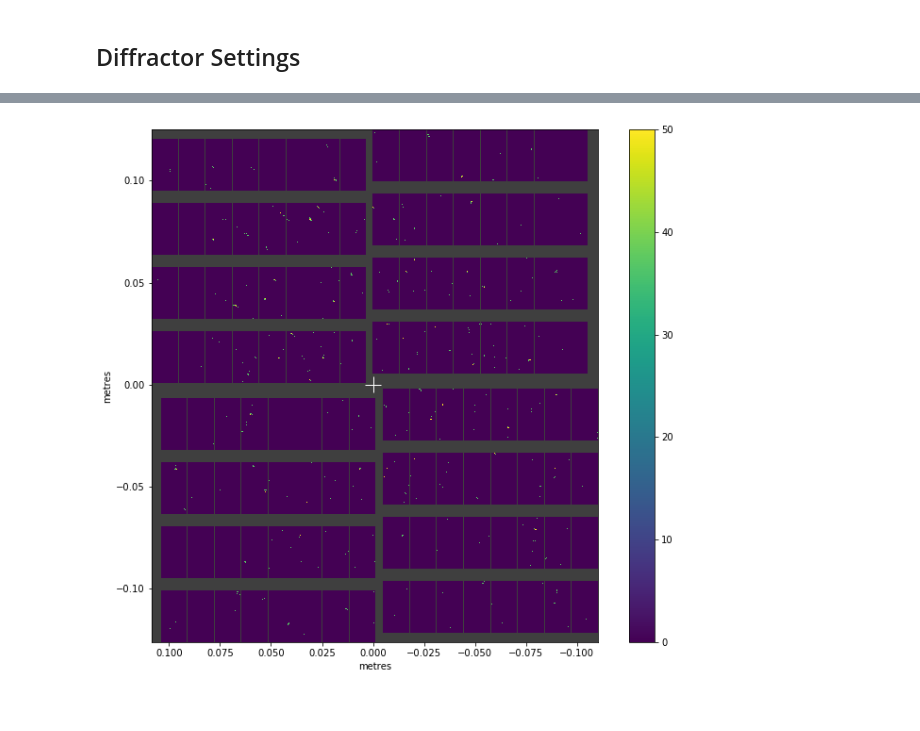
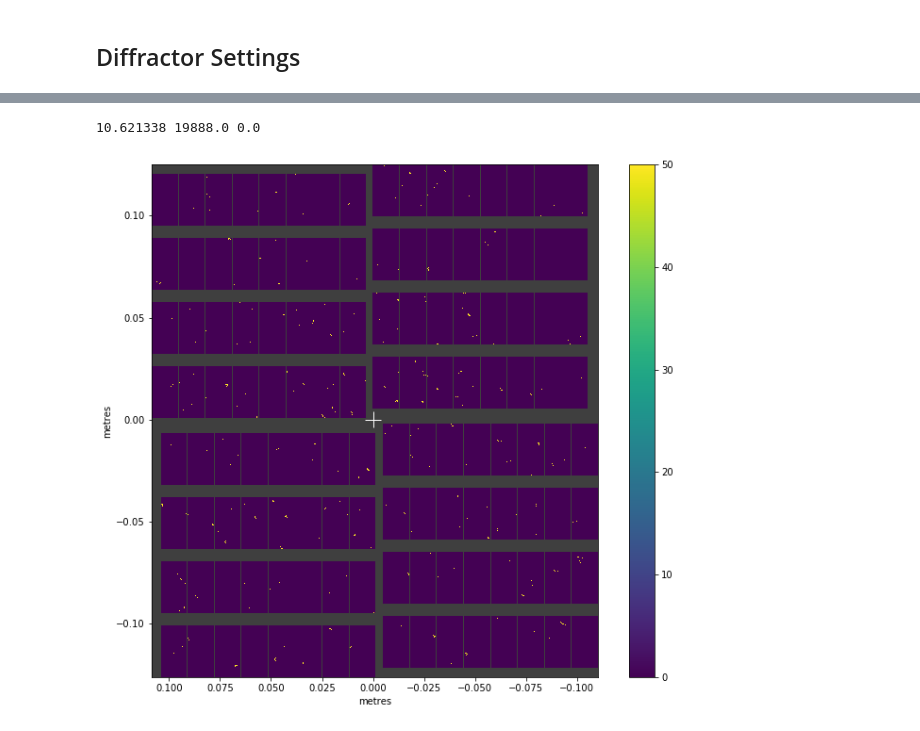
Before and after one commit to JunCEEE/crystalProject, a Jupyter notebook: src/controller/panoscDEMO/PaNOSC_DEMO-3_Multiple_Panel.ipynb, the cells around one changed output, grey strips where cells are left out. Saved outputs shown, nothing was run; the diff lists cells and outputs as text; code cells hidden in the pictures.

Commit message:
add print mean

```diff
--- a/src/controller/panoscDEMO/PaNOSC_DEMO-3_Multiple_Panel.ipynb
+++ b/src/controller/panoscDEMO/PaNOSC_DEMO-3_Multiple_Panel.ipynb
@@ -111,9 +107,12 @@ Linking all patterns into /gpfs/exfel/data/user/juncheng/crystalProject/src/cont
 # %%
 from extra_geom import AGIPD_1MGeometry
 geom = AGIPD_1MGeometry.from_crystfel_geom(geom_file)
 data_f = h5py.File(data_path+'.h5')
-frame = data_f['data/0000001/data'][...].reshape(16, 512, 128)
+first_iter = next(x for x in data_f['data'])
+frame = data_f['data'][first_iter]['data'][...].reshape(16, 512, 128)
 fig, ax = plt.subplots(figsize=(12, 10))
 geom.plot_data_fast(frame, axis_units='m', ax=ax, vmax=50);
+print (frame.mean(),frame.max(),frame.min())
 # %% [output]
+10.621338 19888.0 0.0
-[figure, old version]
+[figure, new version]
```
Also changed, not shown: parts of 2 cells of this notebook.
